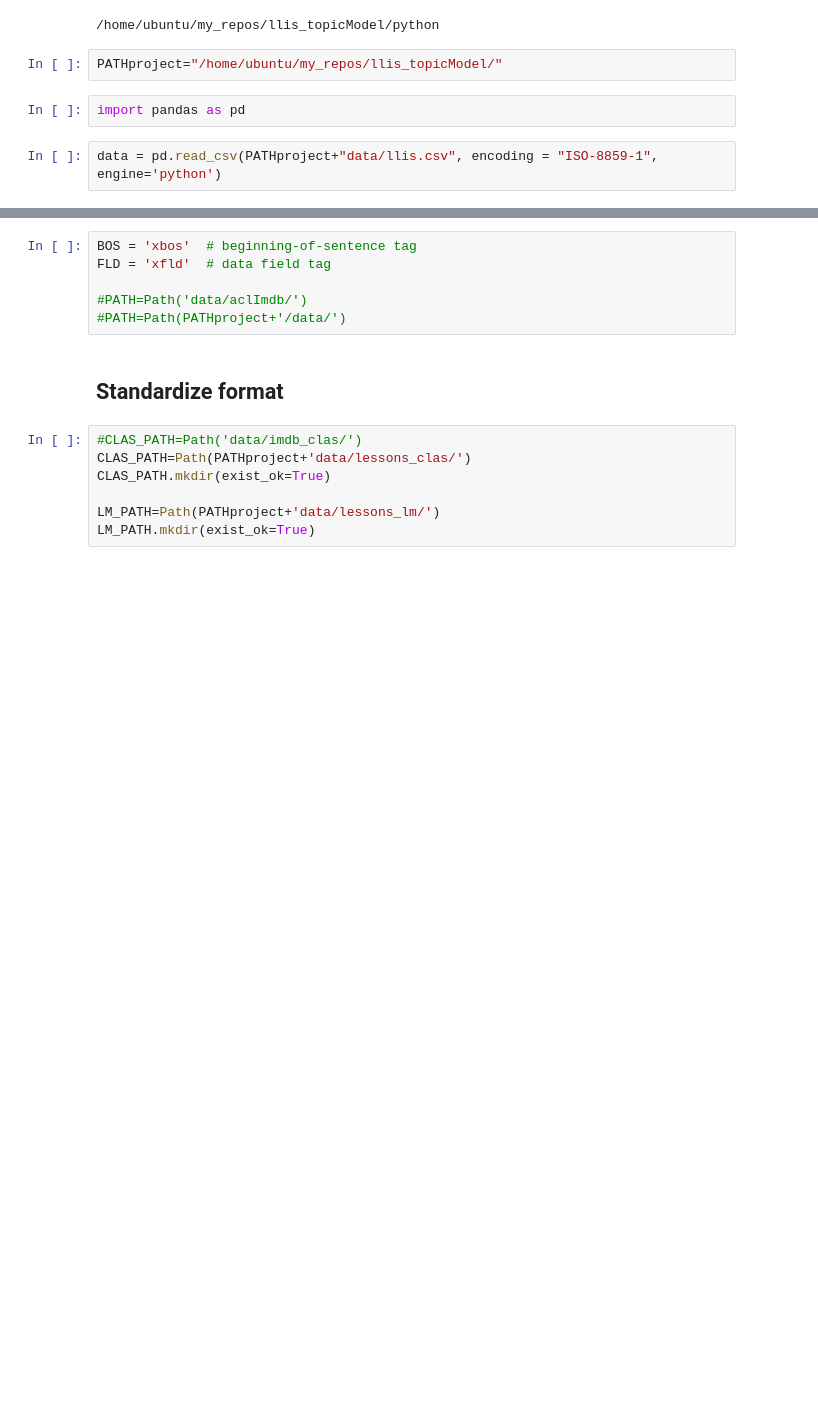
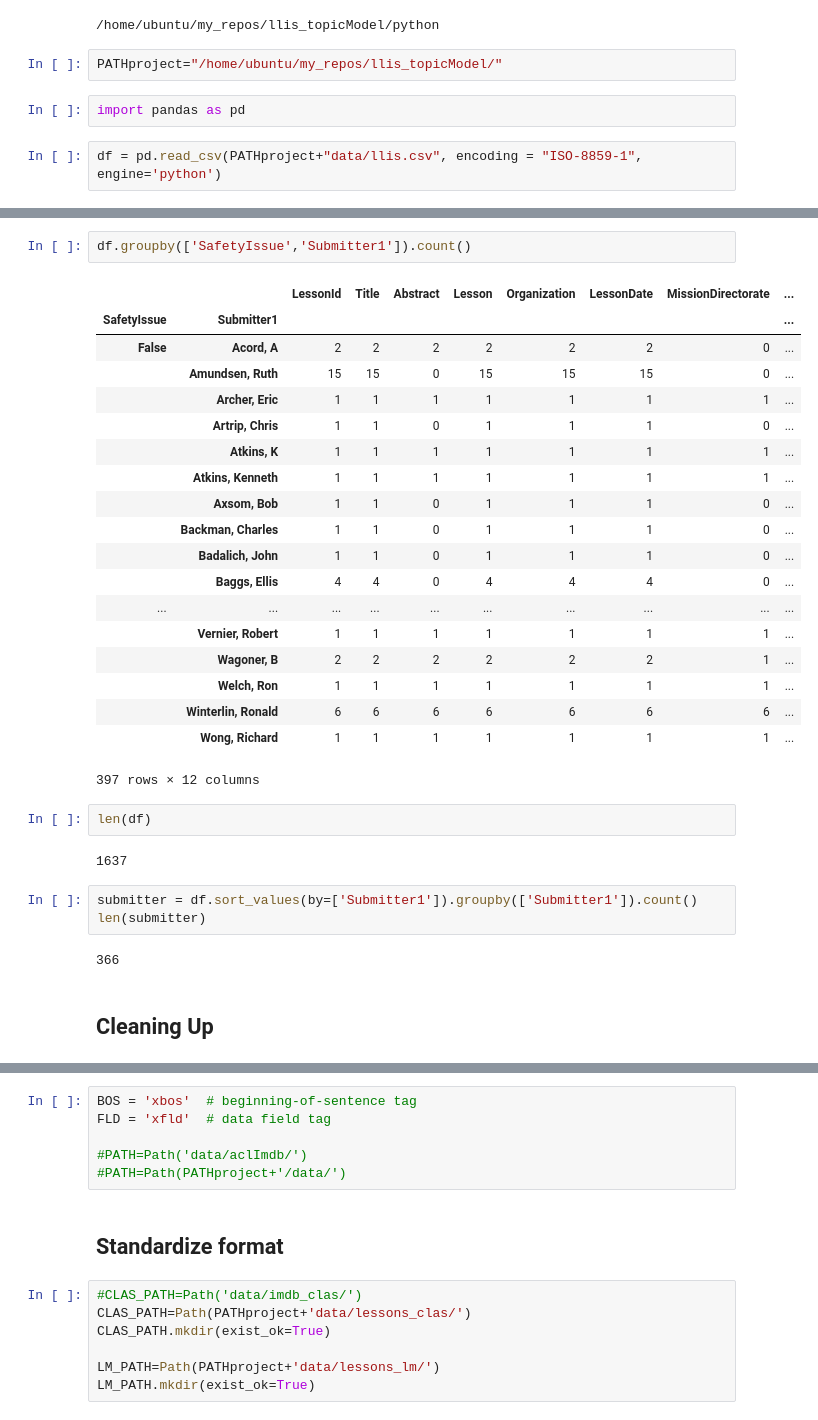
Before and after one commit to itsshaikaslam/llis_topicModel, a Jupyter notebook: python/lessons_learned.ipynb, the cells around one changed output, grey strips where cells are left out. Saved outputs shown, nothing was run; the diff lists cells and outputs as text; blank space fills up the shorter version.

```diff
--- a/python/lessons_learned.ipynb
+++ b/python/lessons_learned.ipynb
@@ -24,4 +22,4 @@ PATHproject="/home/ubuntu/my_repos/llis_topicModel/"
 # %%
 import pandas as pd
 # %%
-data = pd.read_csv(PATHproject+"data/llis.csv", encoding = "ISO-8859-1", engine='python')
+df = pd.read_csv(PATHproject+"data/llis.csv", encoding = "ISO-8859-1", engine='python')
@@ -41,3 +37,36 @@ data.groupby(['SafetyIssue']).count()
 | SafetyIssue |  |  |  |  |  |  |  |  | ... |
 | False | 1401 | 1401 | 1387 | 641 | 1401 | 1401 | 1401 | 1129 | ... |
 | True | 236 | 236 | 235 | 227 | 236 | 236 | 236 | 121 | ... |
+# %%
+df.groupby(['SafetyIssue','Submitter1']).count()
+# %% [output]
+|  |  | LessonId | Title | Abstract | Lesson | Organization | LessonDate | MissionDirectorate | ... |
+| SafetyIssue | Submitter1 |  |  |  |  |  |  |  | ... |
+| False | Acord, A | 2 | 2 | 2 | 2 | 2 | 2 | 0 | ... |
+|  | Amundsen, Ruth | 15 | 15 | 0 | 15 | 15 | 15 | 0 | ... |
+|  | Archer, Eric | 1 | 1 | 1 | 1 | 1 | 1 | 1 | ... |
+|  | Artrip, Chris | 1 | 1 | 0 | 1 | 1 | 1 | 0 | ... |
+|  | Atkins, K | 1 | 1 | 1 | 1 | 1 | 1 | 1 | ... |
+|  | Atkins, Kenneth | 1 | 1 | 1 | 1 | 1 | 1 | 1 | ... |
+|  | Axsom, Bob | 1 | 1 | 0 | 1 | 1 | 1 | 0 | ... |
+|  | Backman, Charles | 1 | 1 | 0 | 1 | 1 | 1 | 0 | ... |
+|  | Badalich, John | 1 | 1 | 0 | 1 | 1 | 1 | 0 | ... |
+|  | Baggs, Ellis | 4 | 4 | 0 | 4 | 4 | 4 | 0 | ... |
+| ... | ... | ... | ... | ... | ... | ... | ... | ... | ... |
+|  | Vernier, Robert | 1 | 1 | 1 | 1 | 1 | 1 | 1 | ... |
+|  | Wagoner, B | 2 | 2 | 2 | 2 | 2 | 2 | 1 | ... |
+|  | Welch, Ron | 1 | 1 | 1 | 1 | 1 | 1 | 1 | ... |
+|  | Winterlin, Ronald | 6 | 6 | 6 | 6 | 6 | 6 | 6 | ... |
+|  | Wong, Richard | 1 | 1 | 1 | 1 | 1 | 1 | 1 | ... |
+397 rows × 12 columns
+# %%
+len(df)
+# %% [output]
+1637
+# %%
+submitter = df.sort_values(by=['Submitter1']).groupby(['Submitter1']).count()
+len(submitter)
+# %% [output]
+366
+# %% [markdown]
+## Cleaning Up
```
Also changed, not shown: parts of 19 cells of this notebook.
